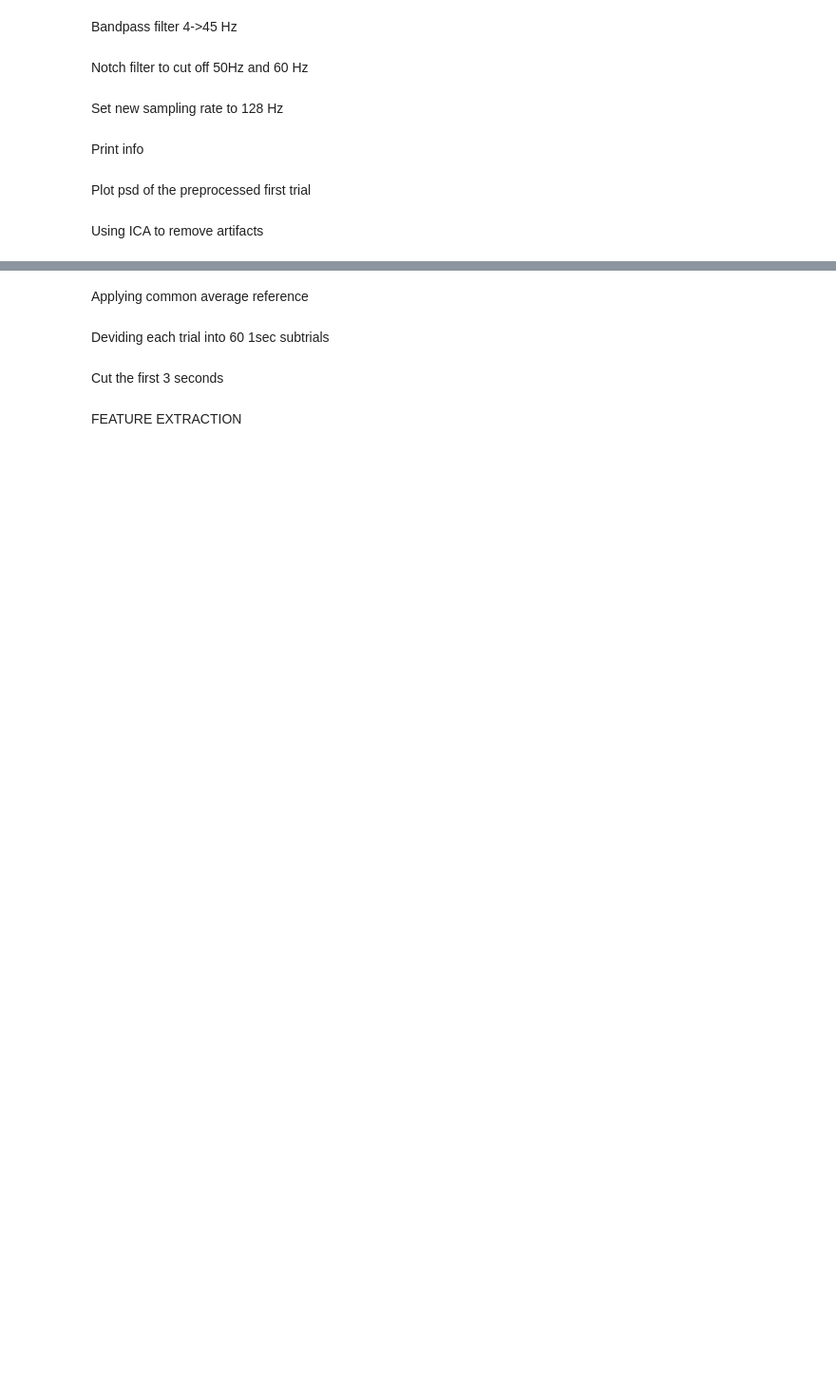
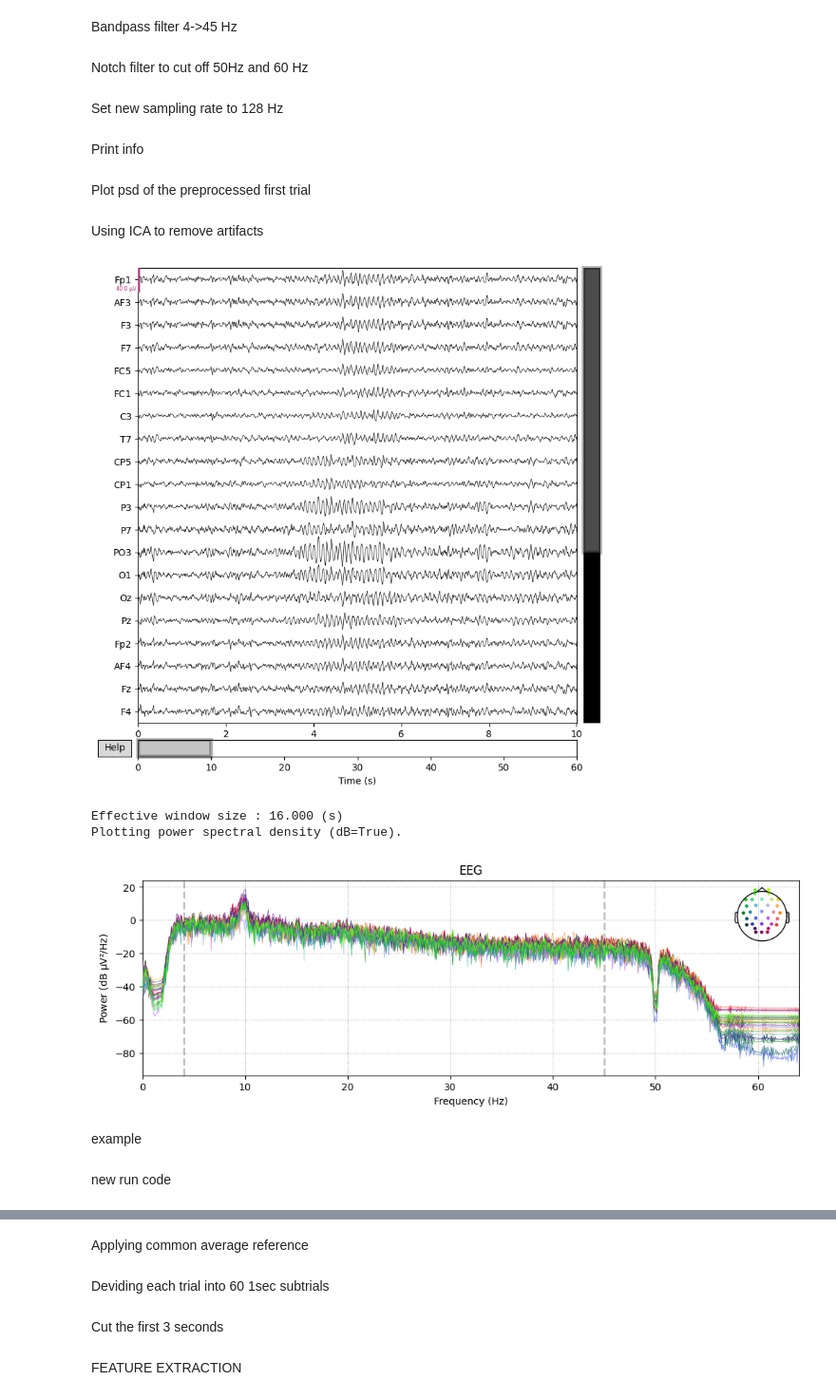
Before and after one commit to OdysseasKM/Emotion_Recognition_eegs, a Jupyter notebook: Data_loading.ipynb, the cells around one changed output, grey strips where cells are left out. Shown at 95% size. Drawn from its saved outputs; the diff is of its cells as text; code cells hidden in the pictures; blank space fills up the shorter version.

Commit message:
preprocessing completed

```diff
--- a/Data_loading.ipynb
+++ b/Data_loading.ipynb
@@ -208,0 +673,24 @@ Using ICA to remove artifacts
+# %%
+# Set the montage for the EEG data
+montage = mne.channels.make_standard_montage('standard_1020')
+
+# Apply ICA to clean the EEG data for each participant
+cleaned_participant_data = {}
+for participant_id, trials in resampled_participant_data.items():
+    cleaned_trials, ica_models = perform_ica(trials, montage)
+    cleaned_participant_data[participant_id] = cleaned_trials
+# %%
+# Example: Plot the EEG data for the first trial of the first participant after resampling
+first_participant_id = 's01'
+first_cleaned_trial = cleaned_participant_data[first_participant_id][0]
+
+# Plot the trial data after resampling
+first_cleaned_trial.plot(title="EEG Data for Participant s01 - Trial 1 (After Preprocessing and Resampling)")
+first_cleaned_trial.compute_psd().plot()
+# %% [output]
+[figure, added]
+Effective window size : 16.000 (s)
+Plotting power spectral density (dB=True).
+[figure, added]
+# %% [markdown]
+example
@@ -208,0 +865,2 @@ Using ICA to remove artifacts
+# %% [markdown]
+new run code
```
Also changed, not shown: parts of 74 cells of this notebook, 4 other files.
